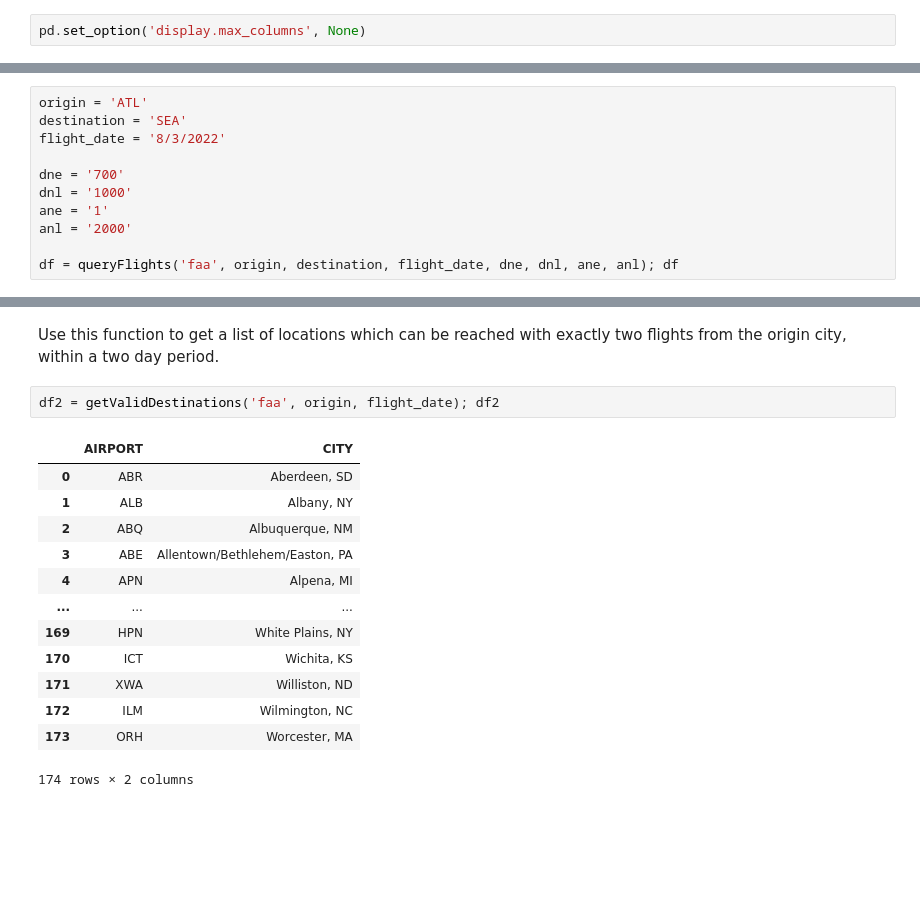
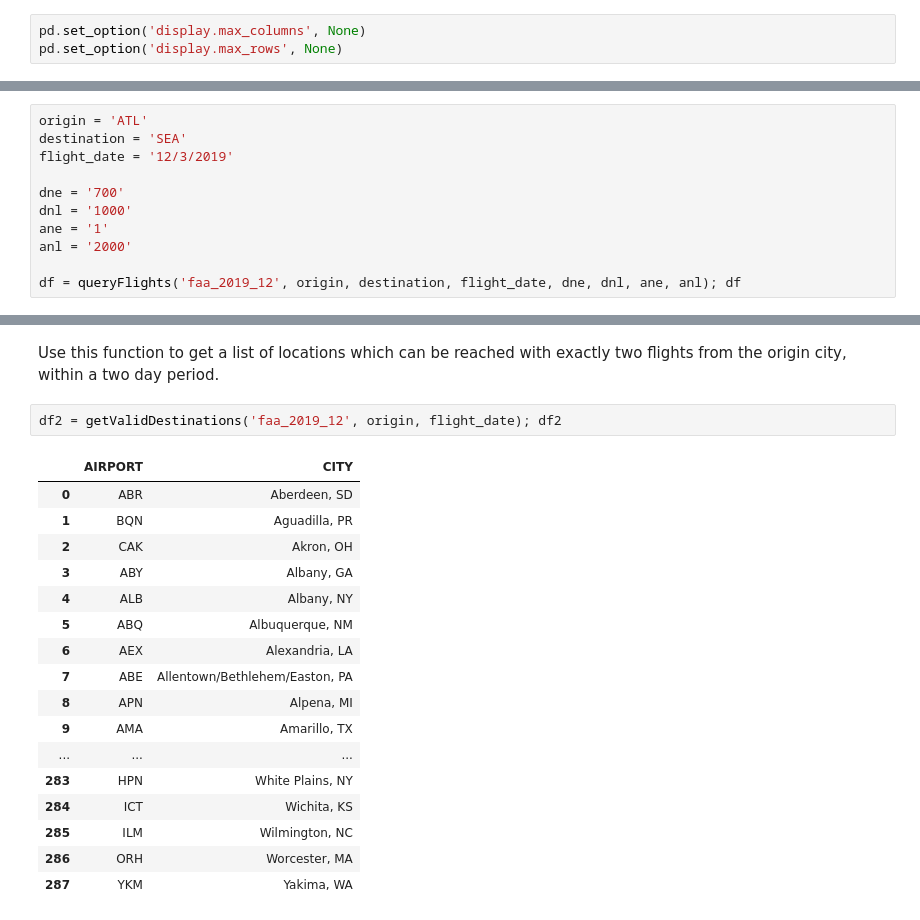
Before and after one commit to jshipway/gatech-cse6242-spring2023-project, a Jupyter notebook: dataManagement/Itinerary Builder POC.ipynb, the cells around one changed output, grey strips where cells are left out. Cells and saved outputs as stored; diff of their text form; blank space fills up the shorter version.

```diff
--- a/dataManagement/Itinerary Builder POC.ipynb
+++ b/dataManagement/Itinerary Builder POC.ipynb
@@ -12,6 +12,7 @@ Examples of each function's usage is below.
 from itineraryBuilder import *
 # %%
 pd.set_option('display.max_columns', None)
+pd.set_option('display.max_rows', None)
 # %% [markdown]
 ### Itinerary Builder main function call
 # %% [markdown]
@@ -63,14 +98,14 @@ Query flights includes many of the same parameters as Itinerary Builder and is i
 # %%
 origin = 'ATL'
 destination = 'SEA'
-flight_date = '8/3/2022'
+flight_date = '12/3/2019'
 
 dne = '700'
 dnl = '1000'
 ane = '1'
 anl = '2000'
 
-df = queryFlights('faa', origin, destination, flight_date, dne, dnl, ane, anl); df
+df = queryFlights('faa_2019_12', origin, destination, flight_date, dne, dnl, ane, anl); df
 # %% [output]
 |  | FIRST_LEG_AIRLINE | FIRST_LEG_ORIG | FIRST_LEG_ORIG_CITY | FIRST_LEG_DEST | FIRST_LEG_DEST_CITY | ... |
 | 0 | DL | ATL | Atlanta, GA | AUS | Austin, TX | ... |
@@ -90,18 +129,22 @@ df = queryFlights('faa', origin, destination, flight_date, dne, dnl, ane, anl);
 # %% [markdown]
 Use this function to get a list of locations which can be reached with exactly two flights from the origin city, within a two day period.
 # %%
-df2 = getValidDestinations('faa', origin, flight_date); df2
+df2 = getValidDestinations('faa_2019_12', origin, flight_date); df2
 # %% [output]
 |  | AIRPORT | CITY |
 | 0 | ABR | Aberdeen, SD |
-| 1 | ALB | Albany, NY |
-| 2 | ABQ | Albuquerque, NM |
-| 3 | ABE | Allentown/Bethlehem/Easton, PA |
-| 4 | APN | Alpena, MI |
+| 1 | BQN | Aguadilla, PR |
+| 2 | CAK | Akron, OH |
+| 3 | ABY | Albany, GA |
+| 4 | ALB | Albany, NY |
+| 5 | ABQ | Albuquerque, NM |
+| 6 | AEX | Alexandria, LA |
+| 7 | ABE | Allentown/Bethlehem/Easton, PA |
+| 8 | APN | Alpena, MI |
+| 9 | AMA | Amarillo, TX |
 | ... | ... | ... |
-| 169 | HPN | White Plains, NY |
-| 170 | ICT | Wichita, KS |
-| 171 | XWA | Williston, ND |
-| 172 | ILM | Wilmington, NC |
-| 173 | ORH | Worcester, MA |
+| 283 | HPN | White Plains, NY |
+| 284 | ICT | Wichita, KS |
+| 285 | ILM | Wilmington, NC |
+| 286 | ORH | Worcester, MA |
+| 287 | YKM | Yakima, WA |
-174 rows × 2 columns
```
Also changed, not shown: parts of 7 cells of this notebook, 7 other files.
